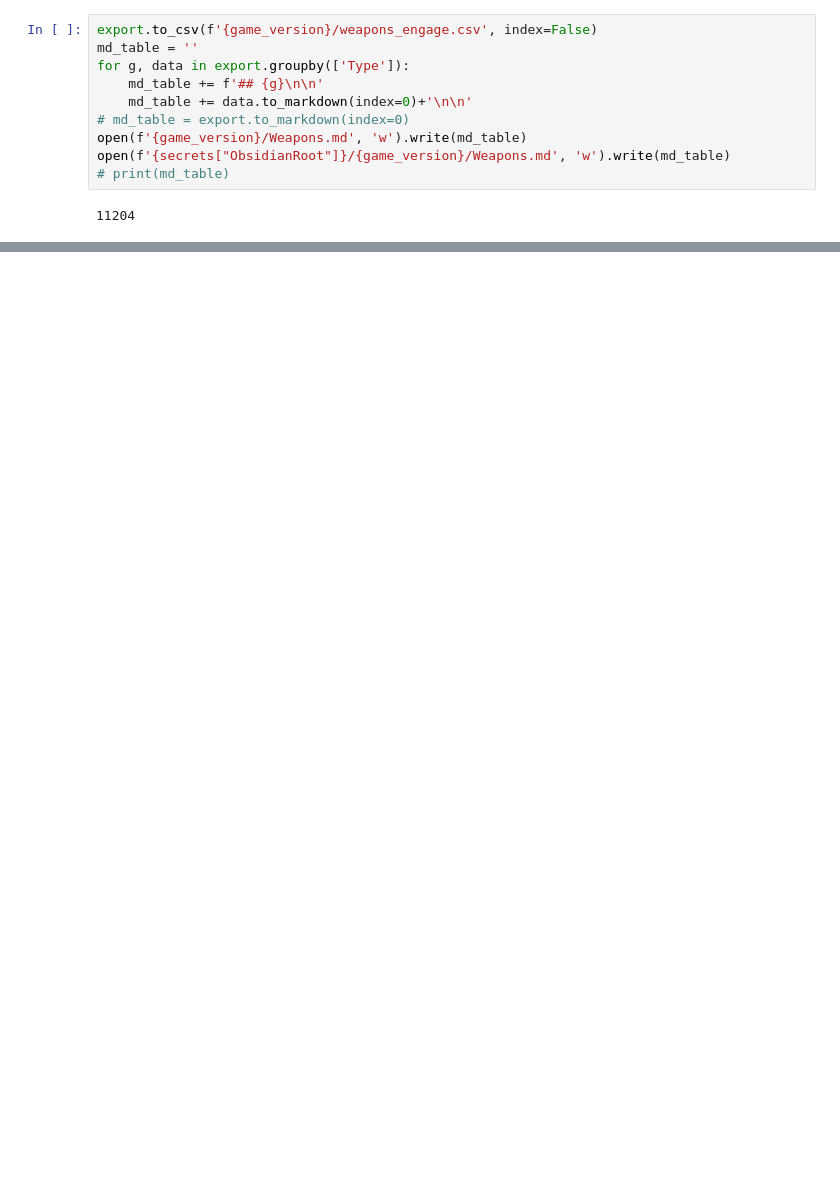
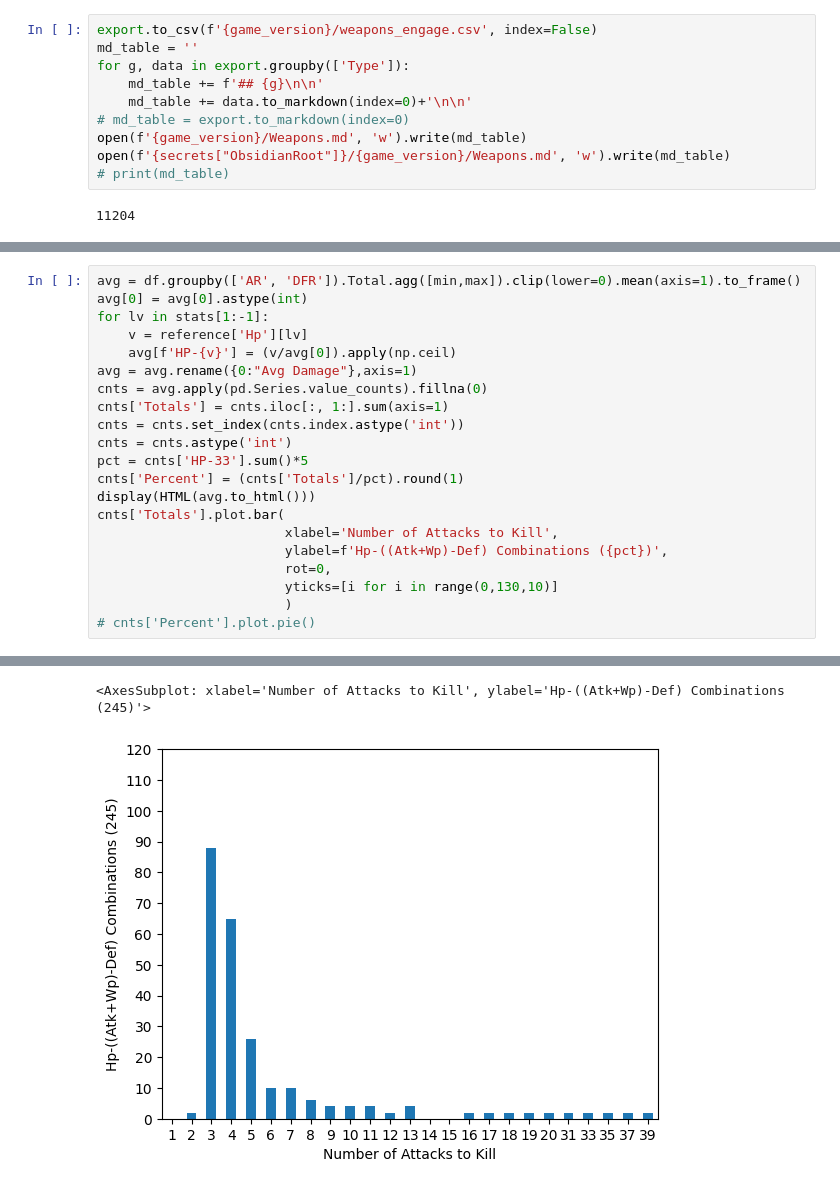
Before and after one commit to Willowlark/Officers-Chess, a Jupyter notebook: weapons.ipynb, the cells around one changed output, grey strips where cells are left out. Saved outputs shown, nothing was run; the diff lists cells and outputs as text; blank space fills up the shorter version.

```diff
--- a/weapons.ipynb
+++ b/weapons.ipynb
@@ -170,0 +285,22 @@ open(f'{secrets["ObsidianRoot"]}/{game_version}/Weapons.md', 'w').write(md_table
+# %%
+avg = df.groupby(['AR', 'DFR']).Total.agg([min,max]).clip(lower=0).mean(axis=1).to_frame()
+avg[0] = avg[0].astype(int)
+for lv in stats[1:-1]:
+    v = reference['Hp'][lv]
+    avg[f'HP-{v}'] = (v/avg[0]).apply(np.ceil)
+avg = avg.rename({0:"Avg Damage"},axis=1)
+cnts = avg.apply(pd.Series.value_counts).fillna(0)
+cnts['Totals'] = cnts.iloc[:, 1:].sum(axis=1)
+cnts = cnts.set_index(cnts.index.astype('int'))
+cnts = cnts.astype('int')
+pct = cnts['HP-33'].sum()*5
+cnts['Percent'] = (cnts['Totals']/pct).round(1)
+display(HTML(avg.to_html()))
+cnts['Totals'].plot.bar(
+                        xlabel='Number of Attacks to Kill',
+                        ylabel=f'Hp-((Atk+Wp)-Def) Combinations ({pct})',
+                        rot=0,
+                        yticks=[i for i in range(0,130,10)]
+                        )
+# cnts['Percent'].plot.pie()
+# %% [output]
@@ -170,0 +325,2 @@ open(f'{secrets["ObsidianRoot"]}/{game_version}/Weapons.md', 'w').write(md_table
+<AxesSubplot: xlabel='Number of Attacks to Kill', ylabel='Hp-((Atk+Wp)-Def) Combinations (245)'>
+[figure, added]
```
Also changed, not shown: parts of 4 cells of this notebook, 18 other files.
